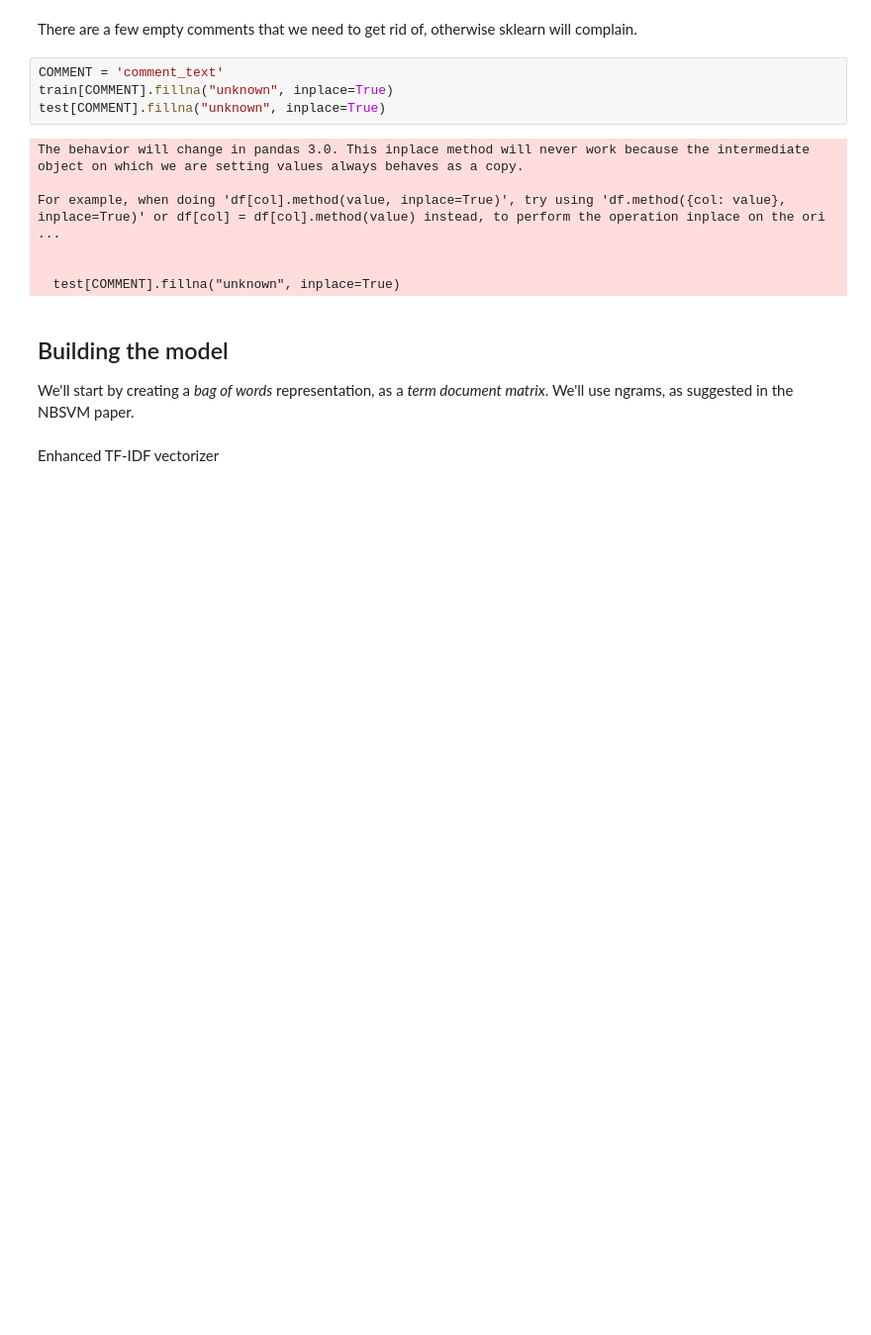
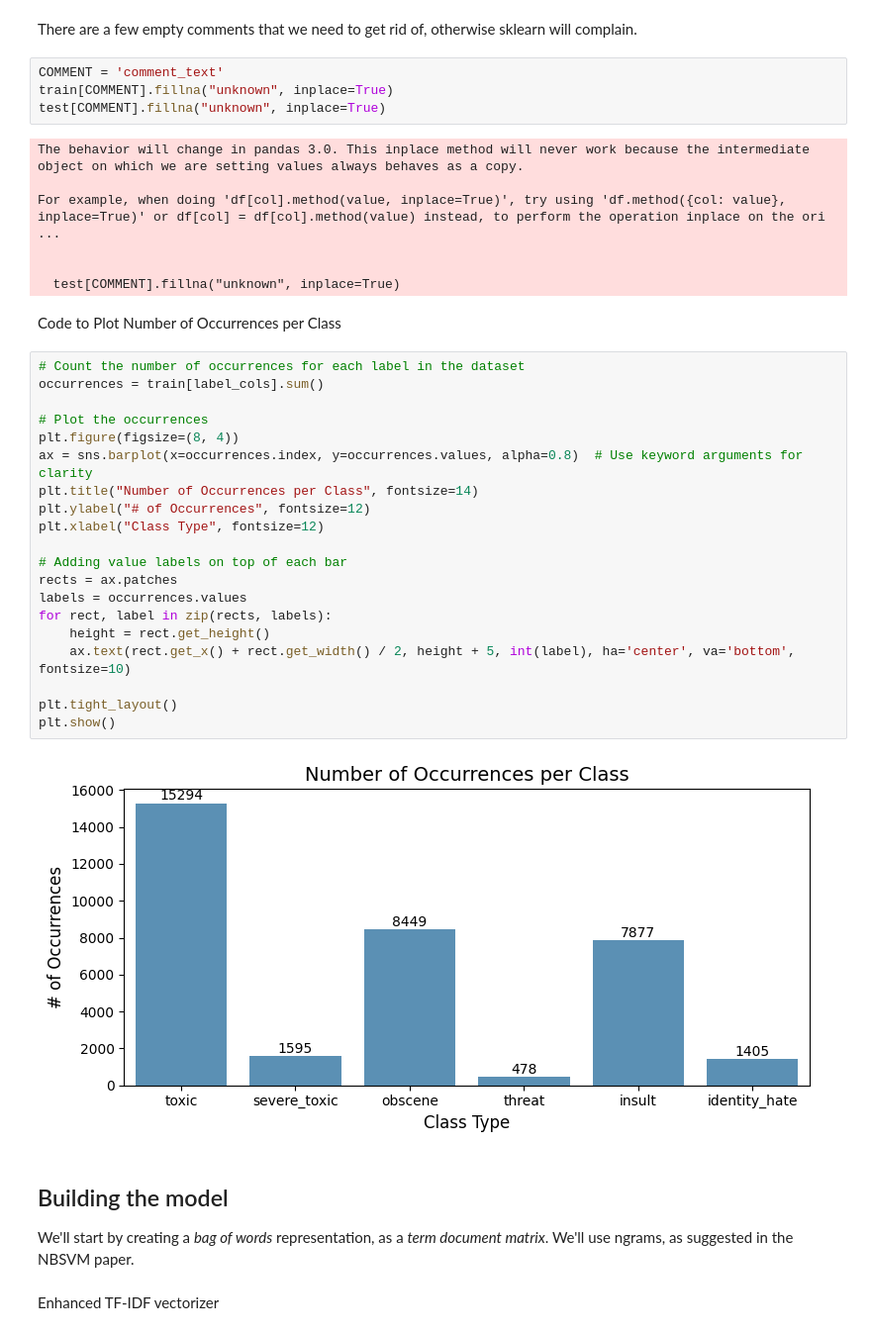
Before and after one commit to chenny317/iat360_final, a Jupyter notebook: IAT360_FinalProject.ipynb, the cells around one changed output. Shown at 99% size. Drawn from its saved outputs; the diff is of its cells as text; blank space fills up the shorter version.

```diff
--- a/IAT360_FinalProject.ipynb
+++ b/IAT360_FinalProject.ipynb
@@ -86,6 +86,30 @@ For example, when doing 'df[col].method(value, inplace=True)', try using 'df.met
 
 
   test[COMMENT].fillna("unknown", inplace=True)
+# %% [markdown]
+Code to Plot Number of Occurrences per Class
+# %%
+# Count the number of occurrences for each label in the dataset
+occurrences = train[label_cols].sum()
+
+# Plot the occurrences
+plt.figure(figsize=(8, 4))
+ax = sns.barplot(x=occurrences.index, y=occurrences.values, alpha=0.8)  # Use keyword arguments for clarity
+plt.title("Number of Occurrences per Class", fontsize=14)
+plt.ylabel("# of Occurrences", fontsize=12)
+plt.xlabel("Class Type", fontsize=12)
+
+# Adding value labels on top of each bar
+rects = ax.patches
+labels = occurrences.values
+for rect, label in zip(rects, labels):
+    height = rect.get_height()
+    ax.text(rect.get_x() + rect.get_width() / 2, height + 5, int(label), ha='center', va='bottom', fontsize=10)
+
+plt.tight_layout()
+plt.show()
+# %% [output]
+[figure, added]
 # %% [markdown]
 ## Building the model
 
```
Also changed, not shown: parts of 19 cells of this notebook.
